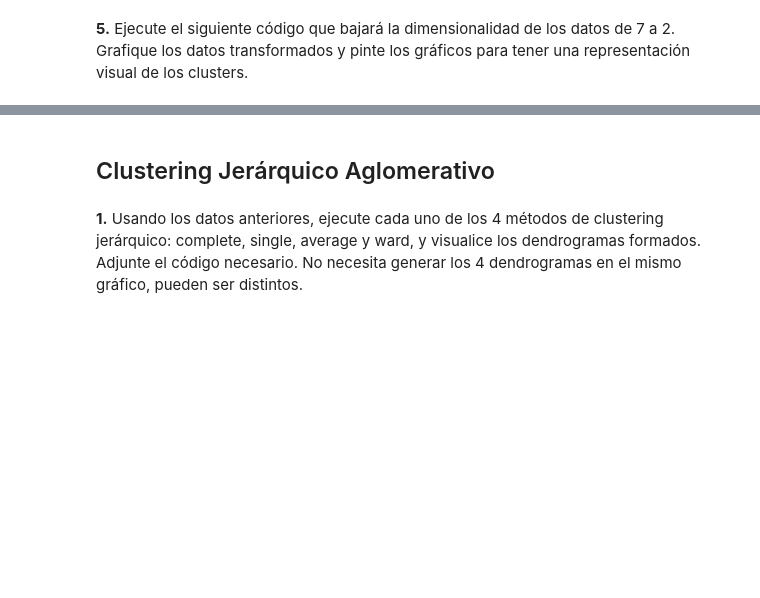
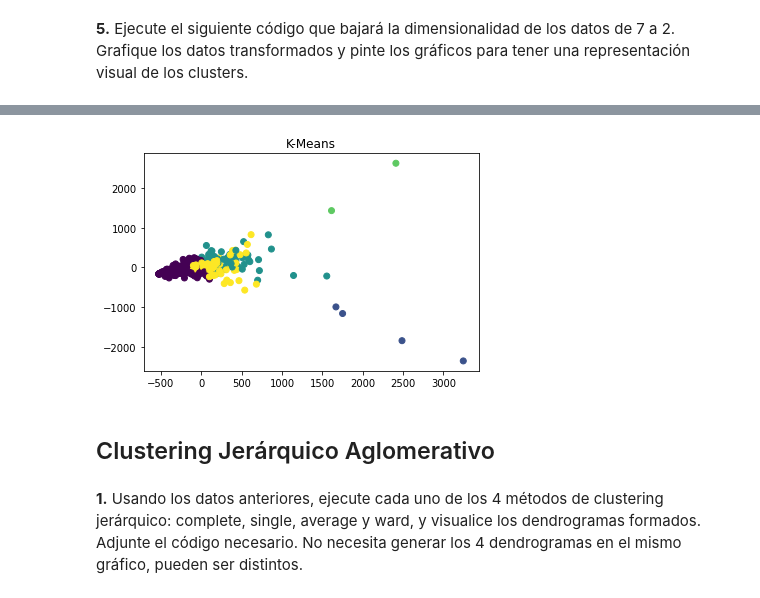
Before and after one commit to Nicolas-Francisco/Sarcastic-messages-analysis, a Jupyter notebook: -- Javo and Nico only --/T3/Tarea_3.ipynb, the cells around one changed output, grey strips where cells are left out. Saved outputs shown, nothing was run; the diff lists cells and outputs as text; code cells hidden in the pictures; blank space fills up the shorter version.

```diff
--- a/-- Javo and Nico only --/T3/Tarea_3.ipynb
+++ b/-- Javo and Nico only --/T3/Tarea_3.ipynb
@@ -317,6 +302,7 @@ from sklearn.decomposition import PCA
 new_X = PCA(n_components=2, random_state=0).fit_transform(X)
 # %%
 # Respuesta
-fig = px.scatter(x=new_X[:, 0], y=new_X[:, 1])
-fig.show()
+plt.scatter(new_X[:, 0], new_X[:, 1], c=kmeans.labels_)
+plt.title("K-Means")
+plt.show()
 # %% [output]
@@ -324,3 +309,4 @@ fig.show()
+[figure, added]
 # %% [markdown]
 ## Clustering Jerárquico Aglomerativo
 # %% [markdown]
```
Also changed, not shown: parts of 110 cells of this notebook, 2 other files.
